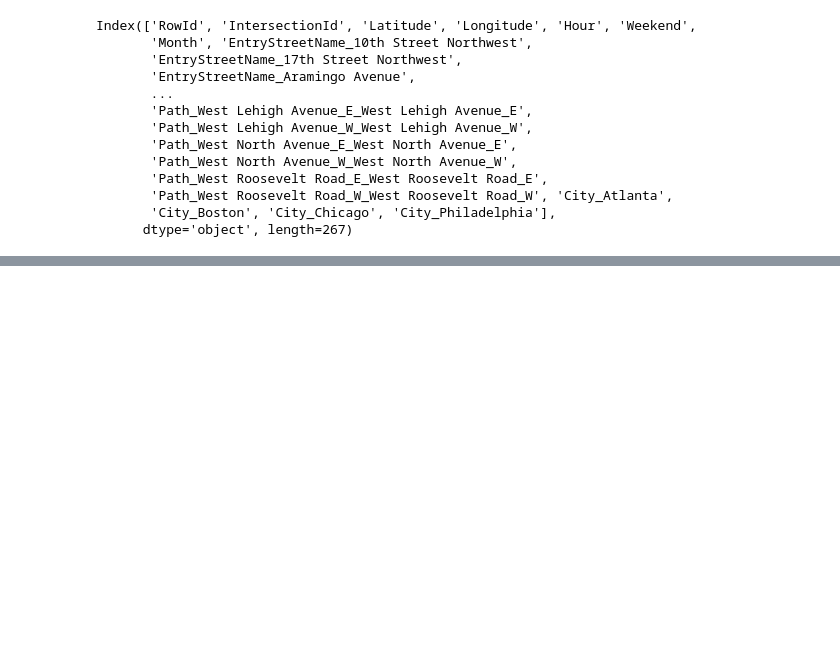
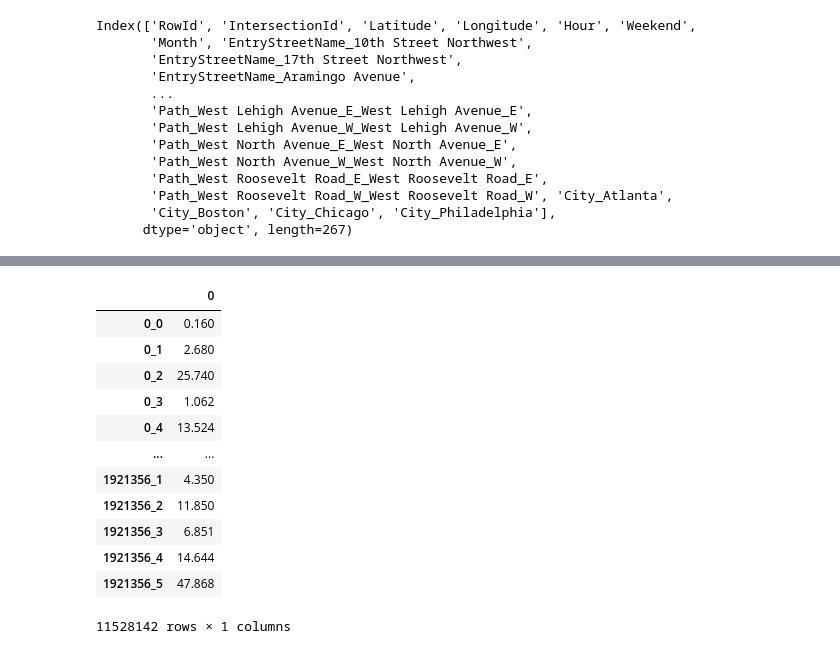
Before and after one commit to gusah009/AI_study, a Jupyter notebook: intersection/intersection.ipynb, the cells around one changed output, grey strips where cells are left out. Saved outputs shown, nothing was run; the diff lists cells and outputs as text; code cells hidden in the pictures; blank space fills up the shorter version.

```diff
--- a/intersection/intersection.ipynb
+++ b/intersection/intersection.ipynb
@@ -128,2 +131,26 @@ submission.to_csv("submission.csv", index=False)
+# %%
+# predict_Y = pd.DataFrame(predict_Y)
+# predict_Y.rename(columns= {0: '_0', 1: '_1', 2: '_2', 3: '_3', 4: '_4', 5: '_5'}, inplace = True)
+# a = predict_Y.head().groupby(level=0)
+# a.groups
+predict_Y = pd.DataFrame(np.ravel(predict_Y))
+predict_Y_index = (predict_Y.index // 6).astype('string') + '_' + (predict_Y.index % 6).astype('string')
+predict_Y.set_index(predict_Y_index, inplace=True)
 # %%
 train.columns
+# %%
+predict_Y
+# %% [output]
+|  | 0 |
+| 0_0 | 0.160 |
+| 0_1 | 2.680 |
+| 0_2 | 25.740 |
+| 0_3 | 1.062 |
+| 0_4 | 13.524 |
+| ... | ... |
+| 1921356_1 | 4.350 |
+| 1921356_2 | 11.850 |
+| 1921356_3 | 6.851 |
+| 1921356_4 | 14.644 |
+| 1921356_5 | 47.868 |
+11528142 rows × 1 columns
```
Also changed, not shown: parts of 6 cells of this notebook, 1 other file.
